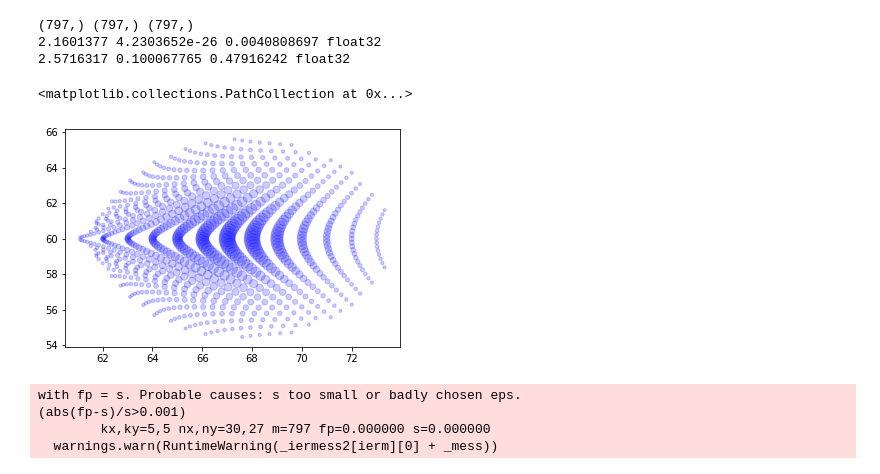
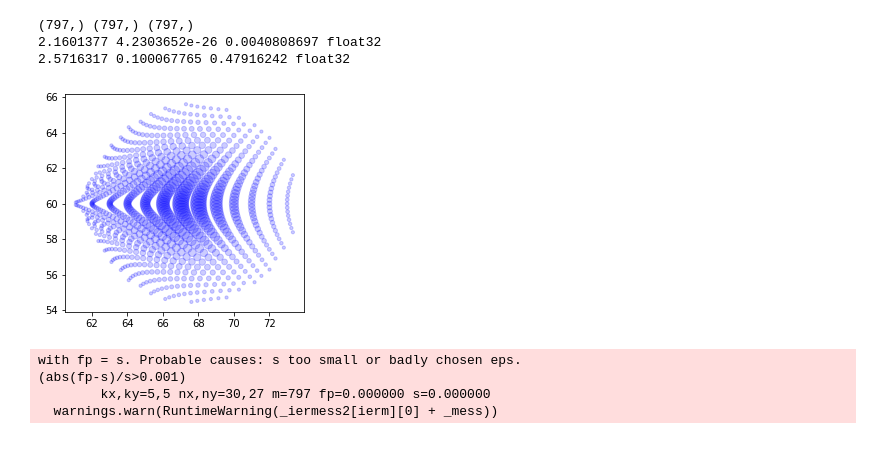
Before and after one commit to giga-lens/gigalens, a Jupyter notebook: jax-demo-dev-sim-only_SIS.ipynb, the cells around one changed output. Saved outputs shown, nothing was run; the diff lists cells and outputs as text; code cells hidden in the pictures.

```diff
--- a/jax-demo-dev-sim-only_SIS.ipynb
+++ b/jax-demo-dev-sim-only_SIS.ipynb
@@ -518,10 +473,10 @@ print(srcpix.max(), srcpix.min(), srcpix.mean(), srcpix.dtype)
 2.1601377 4.2303652e-26 0.0040808697 float32
 2.5716317 0.100067765 0.47916242 float32
 # %%
-plt.scatter(srcx, srcy, c='b', s=np.int64(srcpix*100), alpha=0.2)
+# size prop to to flux
+plt.scatter(srcx, srcy, c='b', s=np.int64(srcpix*100), alpha=0.2); ax = plt.gca(); ax.set_aspect('equal')
 # %% [output]
-<matplotlib.collections.PathCollection at 0x...>
-[figure, old version]
+[figure, new version]
 # %%
 '''
 Looks to me that scipy kind of sets a rectangular box as bounds -- not the smarest thing to do
```
Also changed, not shown: parts of 4 cells of this notebook.
